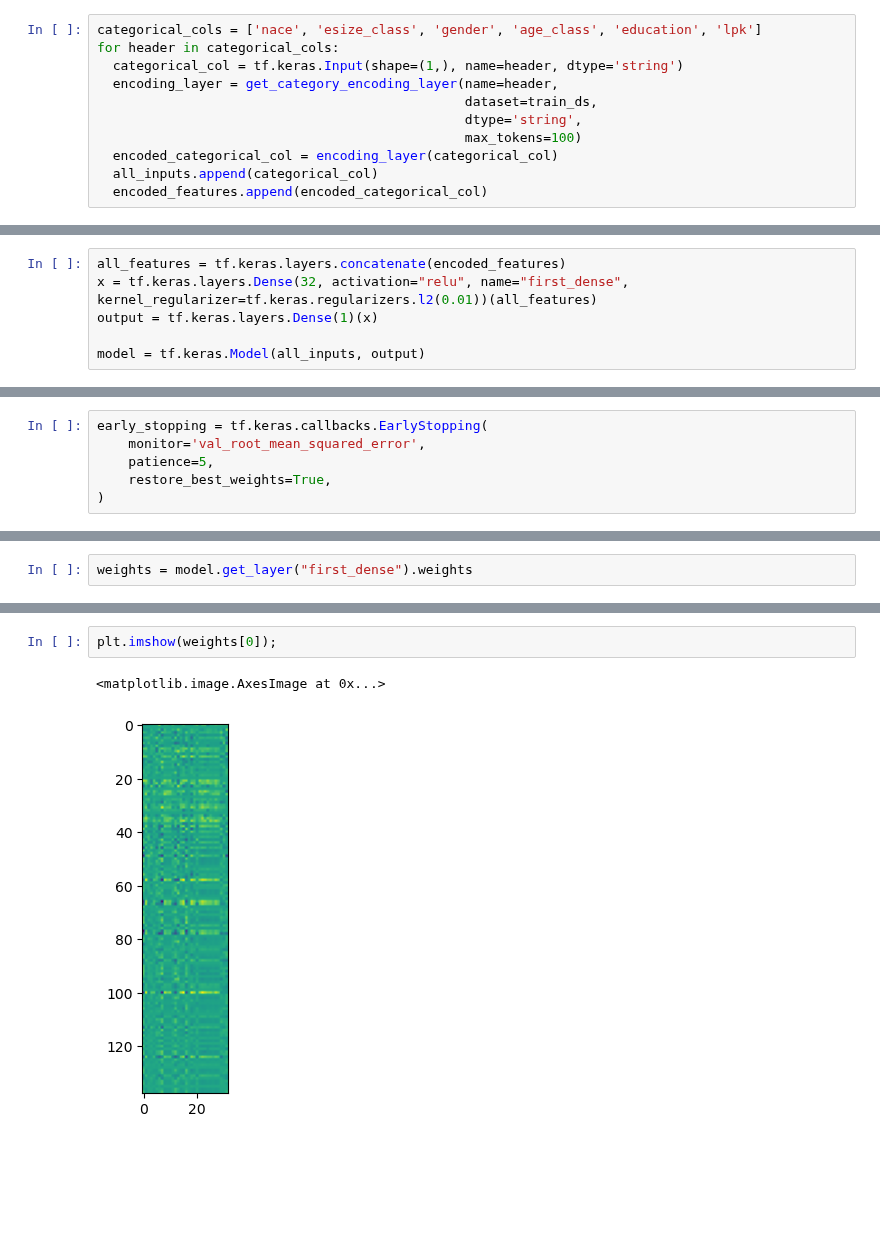
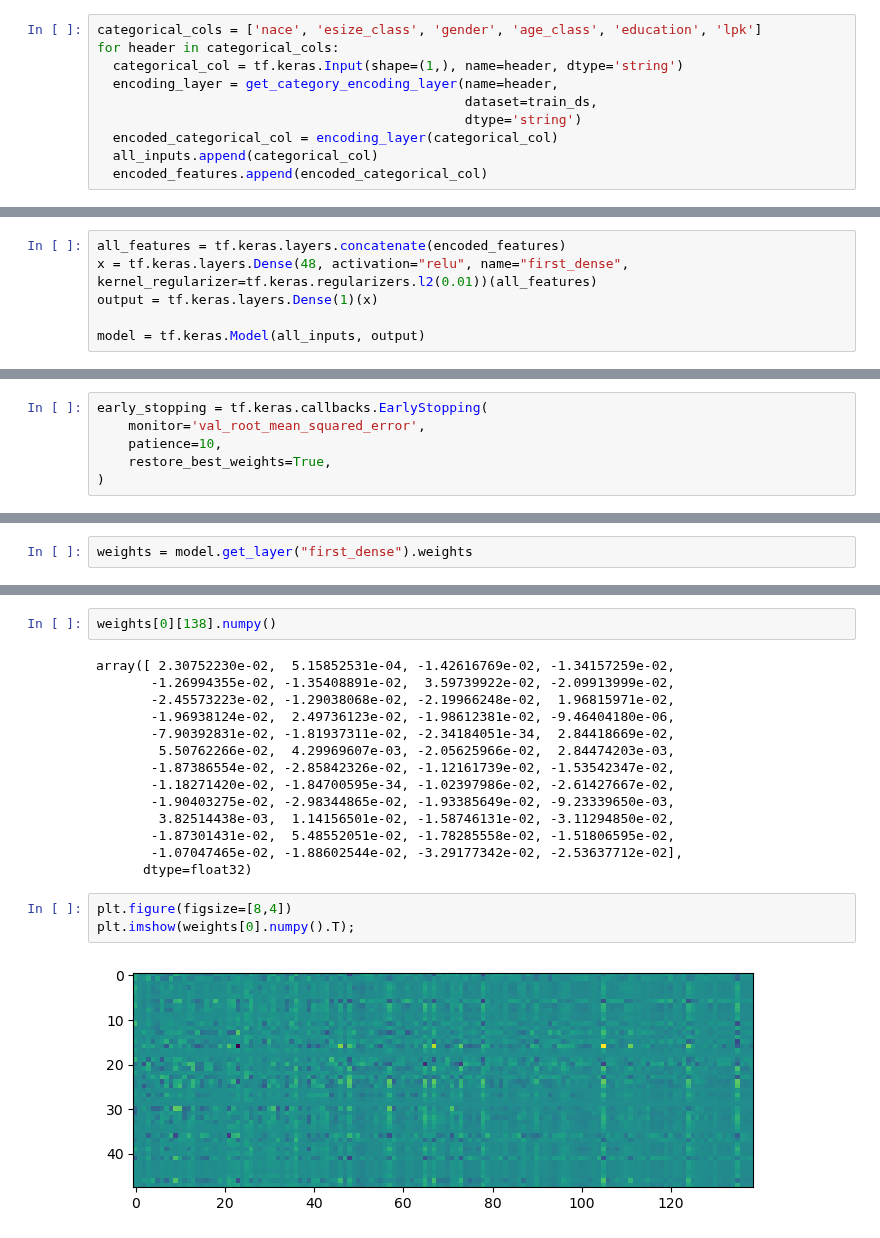
Before and after one commit to EdvinasStonevicius/LT-national-salary-analysis, a Jupyter notebook: python/03-Machine_learning_1_NN_TF_dataset_weights.ipynb, the cells around one changed output, grey strips where cells are left out. Saved outputs shown, nothing was run; the diff lists cells and outputs as text; blank space fills up the shorter version.

```diff
--- a/python/03-Machine_learning_1_NN_TF_dataset_weights.ipynb
+++ b/python/03-Machine_learning_1_NN_TF_dataset_weights.ipynb
@@ -142,8 +132,7 @@ for header in categorical_cols:
   categorical_col = tf.keras.Input(shape=(1,), name=header, dtype='string')
   encoding_layer = get_category_encoding_layer(name=header,
                                                dataset=train_ds,
-                                               dtype='string',
-                                               max_tokens=100)
+                                               dtype='string')
   encoded_categorical_col = encoding_layer(categorical_col)
   all_inputs.append(categorical_col)
   encoded_features.append(encoded_categorical_col)
@@ -151,7 +140,7 @@ for header in categorical_cols:
 # Model and predictions
 # %%
 all_features = tf.keras.layers.concatenate(encoded_features)
-x = tf.keras.layers.Dense(32, activation="relu", name="first_dense", kernel_regularizer=tf.keras.regularizers.l2(0.01))(all_features)
+x = tf.keras.layers.Dense(48, activation="relu", name="first_dense", kernel_regularizer=tf.keras.regularizers.l2(0.01))(all_features)
 output = tf.keras.layers.Dense(1)(x)
 
 model = tf.keras.Model(all_inputs, output)
@@ -172,7 +161,7 @@ tf.keras.utils.plot_model(model, rankdir="TB", show_shapes=True)
 # %%
 early_stopping = tf.keras.callbacks.EarlyStopping(
     monitor='val_root_mean_squared_error',
-    patience=5,
+    patience=10,
     restore_best_weights=True,
 )
 # %%
@@ -210,5 +203,21 @@ array([ 9.7732954e-02, -3.6013458e-02,  4.5981868e-03,  2.7784829e-03,
+# %%
+weights[0][138].numpy()
+# %% [output]
+array([ 2.30752230e-02,  5.15852531e-04, -1.42616769e-02, -1.34157259e-02,
+       -1.26994355e-02, -1.35408891e-02,  3.59739922e-02, -2.09913999e-02,
+       -2.45573223e-02, -1.29038068e-02, -2.19966248e-02,  1.96815971e-02,
+       -1.96938124e-02,  2.49736123e-02, -1.98612381e-02, -9.46404180e-06,
+       -7.90392831e-02, -1.81937311e-02, -2.34184051e-34,  2.84418669e-02,
+        5.50762266e-02,  4.29969607e-03, -2.05625966e-02,  2.84474203e-03,
+       -1.87386554e-02, -2.85842326e-02, -1.12161739e-02, -1.53542347e-02,
+       -1.18271420e-02, -1.84700595e-34, -1.02397986e-02, -2.61427667e-02,
+       -1.90403275e-02, -2.98344865e-02, -1.93385649e-02, -9.23339650e-03,
+        3.82514438e-03,  1.14156501e-02, -1.58746131e-02, -3.11294850e-02,
+       -1.87301431e-02,  5.48552051e-02, -1.78285558e-02, -1.51806595e-02,
+       -1.07047465e-02, -1.88602544e-02, -3.29177342e-02, -2.53637712e-02],
+      dtype=float32)
 # %%
-plt.imshow(weights[0]);
+plt.figure(figsize=[8,4])
+plt.imshow(weights[0].numpy().T);
 # %% [output]
-<matplotlib.image.AxesImage at 0x...>
-[figure, old version]
+[figure, new version]
```
Also changed, not shown: parts of 7 cells of this notebook.
